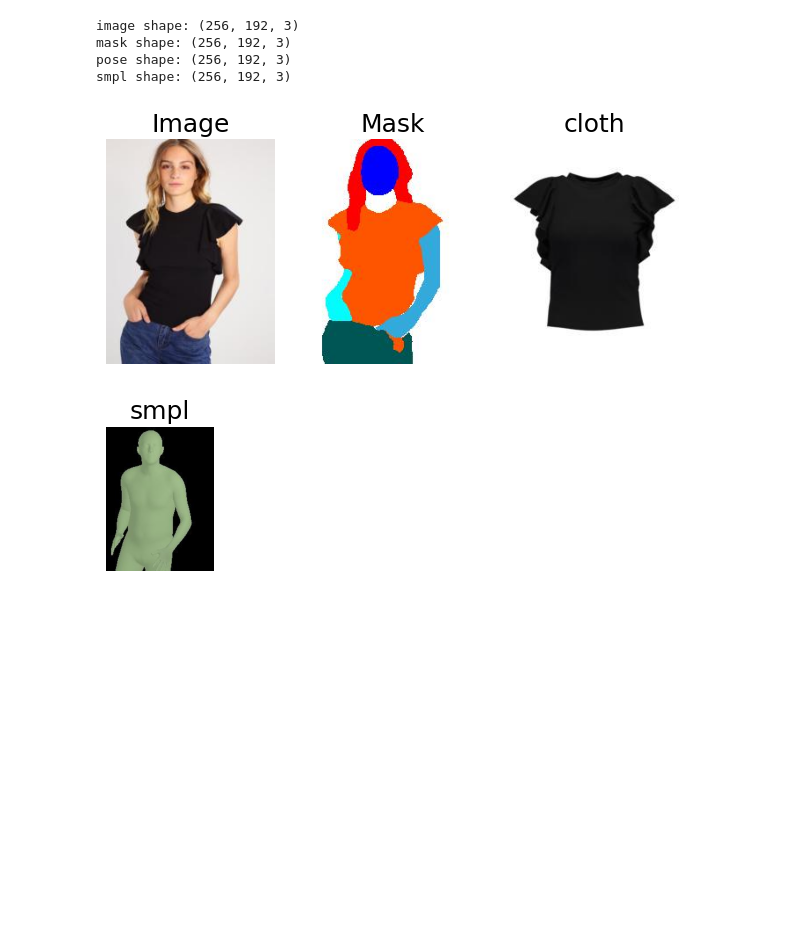
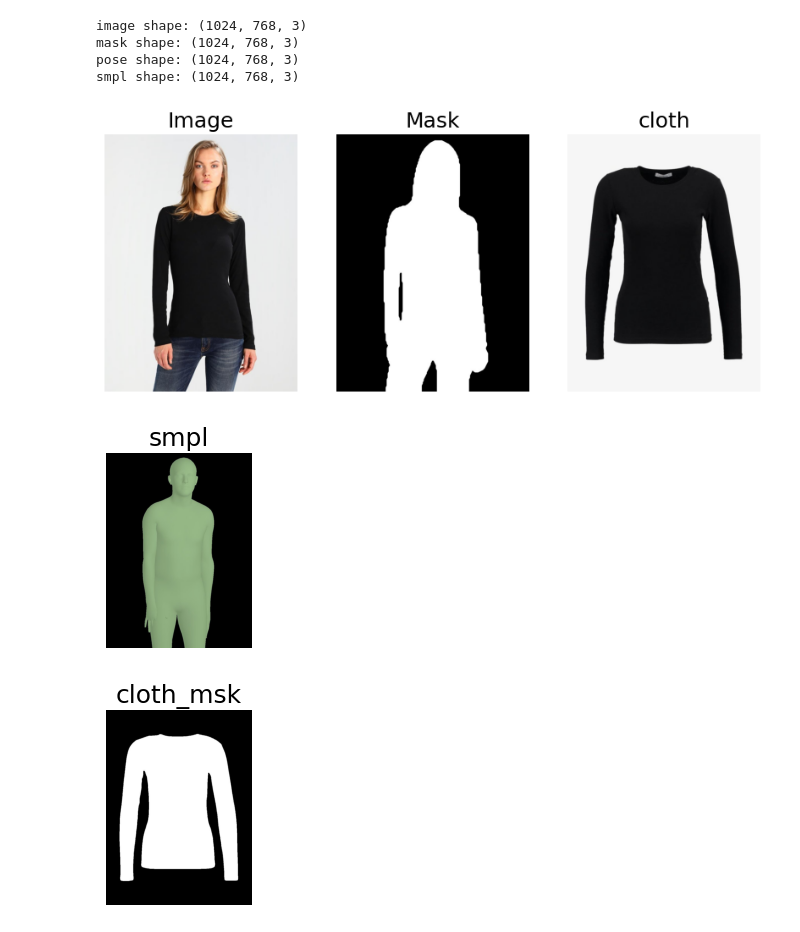
Before and after one commit to Sihui-Ji-10-9/DisCo10.9, a Jupyter notebook: tsv_example/visualize_tsv.ipynb, the cells around one changed output. Cells and saved outputs as stored; diff of their text form; code cells hidden in the pictures; blank space fills up the shorter version.

```diff
--- a/tsv_example/visualize_tsv.ipynb
+++ b/tsv_example/visualize_tsv.ipynb
@@ -19,14 +19,16 @@ dataset_root = '.'
 tsv_fname_img = dataset_root + '/toy_dataset/tsv/train_images.tsv'
 tsv_fname_msk = dataset_root + '/toy_dataset/tsv/train_masks.tsv'
 tsv_fname_pose = dataset_root + '/toy_dataset/tsv/train_poses.tsv'
-tsv_fname_img = '/HOME/HOME/jisihui/VITON/train/tsv/train_img.tsv'
-tsv_fname_msk = '/HOME/HOME/jisihui/VITON/train/tsv/train_img_mask.tsv'
-tsv_fname_pose = '/HOME/HOME/jisihui/VITON/train/tsv/train_cloth.tsv'
-tsv_fname_smpl = '/HOME/HOME/jisihui/VITON/train/tsv/train_smpl.tsv'
+tsv_fname_img = '/HOME/HOME/jisihui/VITON-hd-resized/train/tsv/train_img.tsv'
+tsv_fname_msk = '/HOME/HOME/jisihui/VITON-hd-resized/train/tsv/train_img_mask.tsv'
+tsv_fname_pose = '/HOME/HOME/jisihui/VITON-hd-resized/train/tsv/train_cloth.tsv'
+tsv_fname_smpl = '/HOME/HOME/jisihui/VITON-hd-resized/train/tsv/train_smpl.tsv'
+tsv_fname_cloth_msk = '/HOME/HOME/jisihui/VITON-hd-resized/train/tsv/train_cloth_mask.tsv'
 tsv_img = tsv_reader(tsv_fname_img)
 tsv_msk = tsv_reader(tsv_fname_msk)
 tsv_pose = tsv_reader(tsv_fname_pose)
 tsv_smpl = tsv_reader(tsv_fname_smpl)
+tsv_cloth_msk = tsv_reader(tsv_fname_cloth_msk)
 # %%
 item = next(tsv_img)
 img_key = item[0]
@@ -44,43 +46,54 @@ pose = cv2.imdecode(np.frombuffer(base64.b64decode(item[1]), np.uint8),cv2.IMREA
 item = next(tsv_smpl)
 smpl_key = item[0]
 smpl = cv2.imdecode(np.frombuffer(base64.b64decode(item[1]), np.uint8),cv2.IMREAD_COLOR)
+
+item = next(tsv_cloth_msk)
+cloth_msk_key = item[0]
+cloth_msk = cv2.imdecode(np.frombuffer(base64.b64decode(item[1]), np.uint8),cv2.IMREAD_COLOR)
 # %%
 print('image shape:', image.shape)
 print('mask shape:', mask.shape)
 print('pose shape:', pose.shape)
 print('smpl shape:', smpl.shape)
 # %% [output]
-image shape: (256, 192, 3)
-mask shape: (256, 192, 3)
-pose shape: (256, 192, 3)
-smpl shape: (256, 192, 3)
+image shape: (1024, 768, 3)
+mask shape: (1024, 768, 3)
+pose shape: (1024, 768, 3)
+smpl shape: (1024, 768, 3)
 # %%
 # display
 from PIL import Image
 import matplotlib.pyplot as plt
 plt.figure(figsize=(10, 10))
 
-plt.subplot(1,4,1)
+plt.subplot(1,3,1)
 plt.axis('off')
 plt.title('Image',fontsize=18)
 plt.imshow(image[:,:,::-1])
 
-plt.subplot(1,4,2)
+plt.subplot(1,3,2)
 plt.axis('off')
 plt.title('Mask',fontsize=18)
 plt.imshow(mask[:,:,::-1])
 
-plt.subplot(1,4,3)
+plt.subplot(1,3,3)
 plt.axis('off')
 plt.title('cloth',fontsize=18)
 plt.imshow(pose[:,:,::-1])
 plt.show()
 
-plt.subplot(1,4,4)
+plt.subplot(1,3,1)
 plt.axis('off')
 plt.title('smpl',fontsize=18)
 plt.imshow(smpl[:,:,::-1])
 plt.show()
+
+plt.subplot(1,3,2)
+plt.axis('off')
+plt.title('cloth_msk',fontsize=18)
+plt.imshow(cloth_msk[:,:,::-1])
+plt.show()
 # %% [output]
-[figure, old version]
+[figure, new version]
-[figure, old version]
+[figure, new version]
+[figure, added]
```
Also changed, not shown: 17 other files.
